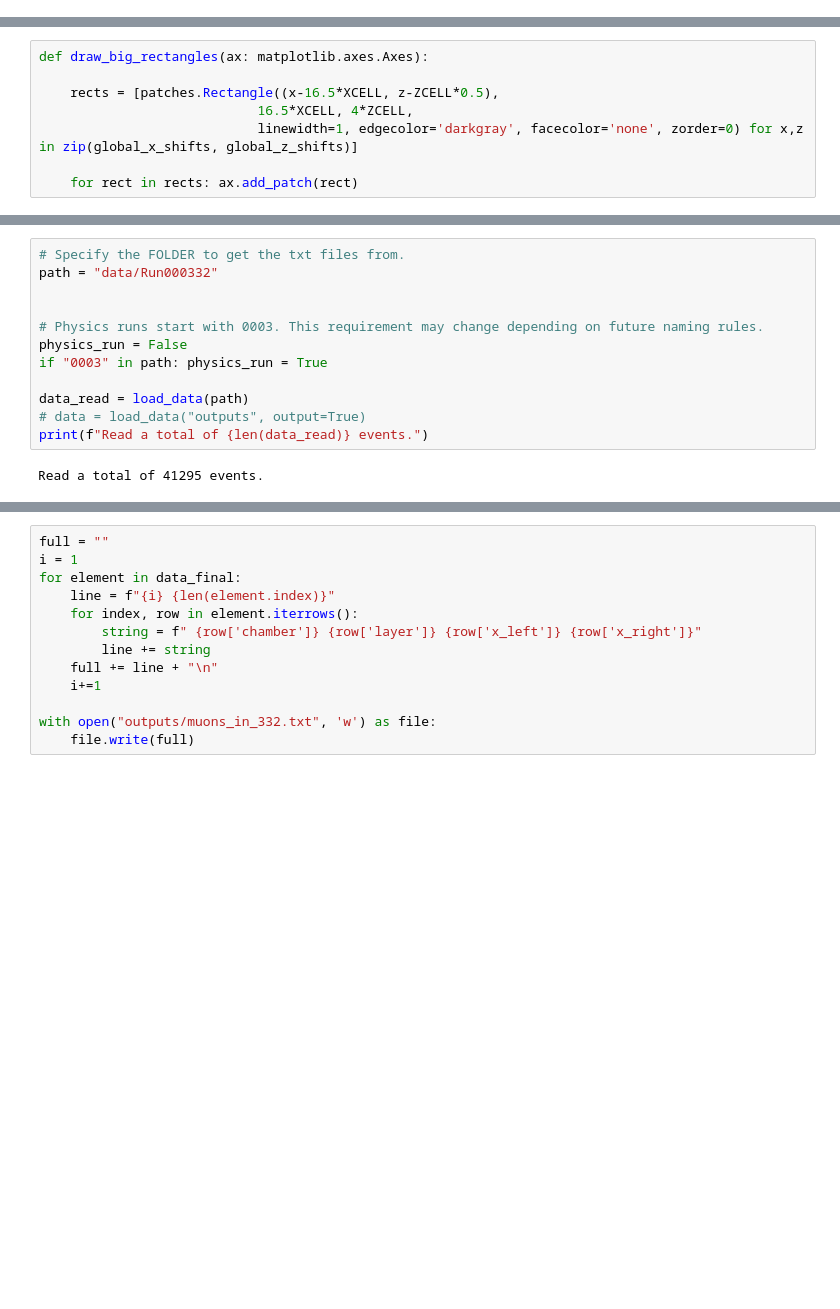
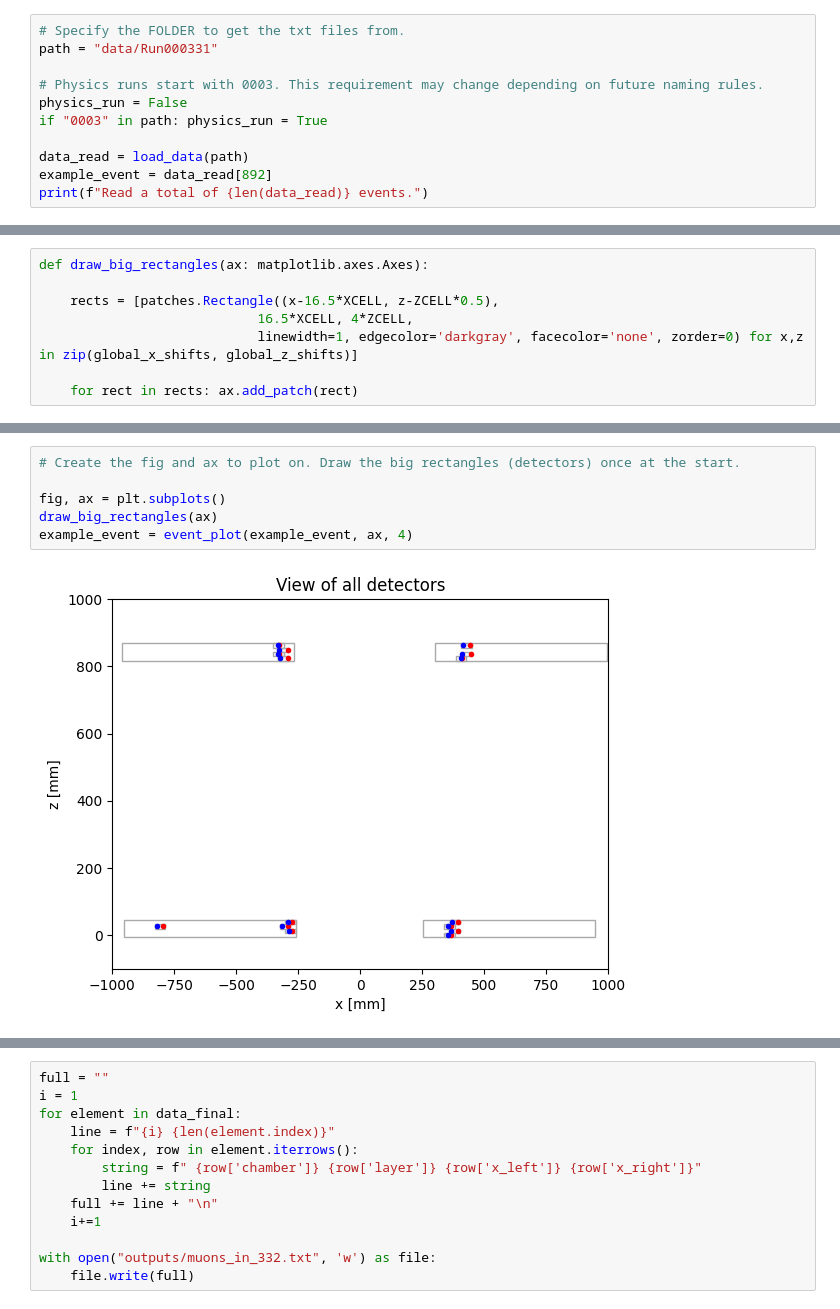
Before and after one commit to amirhrst/racking-muons-with-4-Drift-Tubes-chambers-setup, a Jupyter notebook: main.ipynb, the cells around one changed output, grey strips where cells are left out. Saved outputs shown, nothing was run; the diff lists cells and outputs as text; blank space fills up the shorter version.

```diff
--- a/main.ipynb
+++ b/main.ipynb
@@ -60,3 +86,14 @@ def load_data(path: str, output: bool = False) -> list:
             data.append(event)
 
     return data
+# %%
+# Specify the FOLDER to get the txt files from.
+path = "data/Run000331"
+
+# Physics runs start with 0003. This requirement may change depending on future naming rules.
+physics_run = False
+if "0003" in path: physics_run = True
+
+data_read = load_data(path)
+example_event = data_read[892]
+print(f"Read a total of {len(data_read)} events.")
@@ -347,14 +263,8 @@ def fits(event: pd.DataFrame, ax: matplotlib.axes.Axes, couple: tuple = (2,3), g
-# %%
-# Specify the FOLDER to get the txt files from.
-path = "data/Run000332"
-
-
-# Physics runs start with 0003. This requirement may change depending on future naming rules.
-physics_run = False
-if "0003" in path: physics_run = True
-
-data_read = load_data(path)
-# data = load_data("outputs", output=True)
-print(f"Read a total of {len(data_read)} events.")
-# %% [output]
-Read a total of 41295 events.
+# %%
+# Create the fig and ax to plot on. Draw the big rectangles (detectors) once at the start.
+
+fig, ax = plt.subplots()
+draw_big_rectangles(ax)
+example_event = event_plot(example_event, ax, 4)
+# %% [output]
+[figure, added]
```
Also changed, not shown: parts of 16 cells of this notebook.
